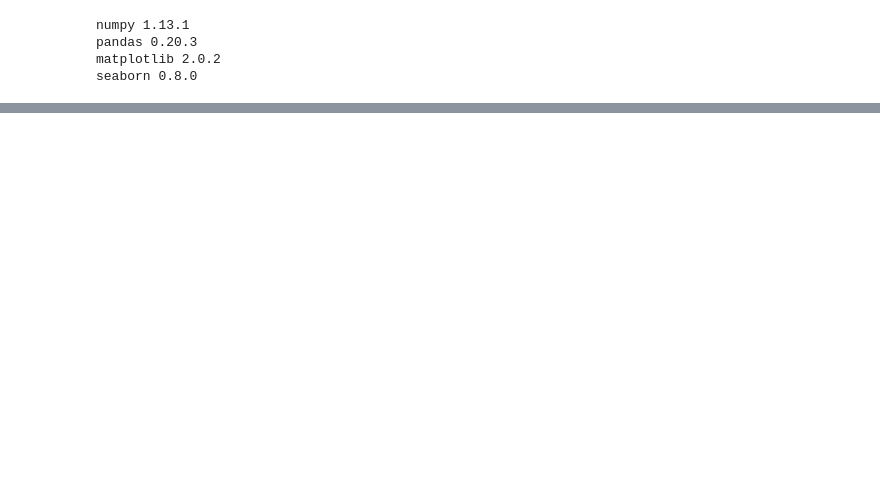
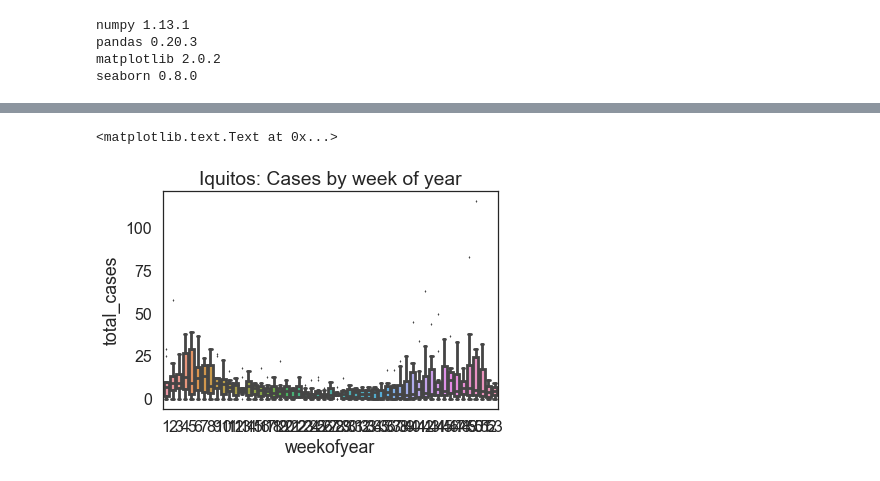
Before and after one commit to vu203/Fever, a Jupyter notebook: Fever.ipynb, the cells around one changed output, grey strips where cells are left out. Drawn from its saved outputs; the diff is of its cells as text; code cells hidden in the pictures; blank space fills up the shorter version.

```diff
--- a/Fever.ipynb
+++ b/Fever.ipynb
@@ -244,0 +116,11 @@ plt.xticks(rotation=45)
+# %%
+sns.set_context(context = 'poster', font_scale=1.0)
+sns.set_style('white')
+
+ax = sns.boxplot(x = 'weekofyear', y = 'total_cases', data = df_iq, fliersize = 2)
+ax.set_title('Iquitos: Cases by week of year')
+
+# FIXME: silly x-axis ticks
+# %% [output]
+<matplotlib.text.Text at 0x...>
+[figure, added]
```
Also changed, not shown: parts of 49 cells of this notebook.
